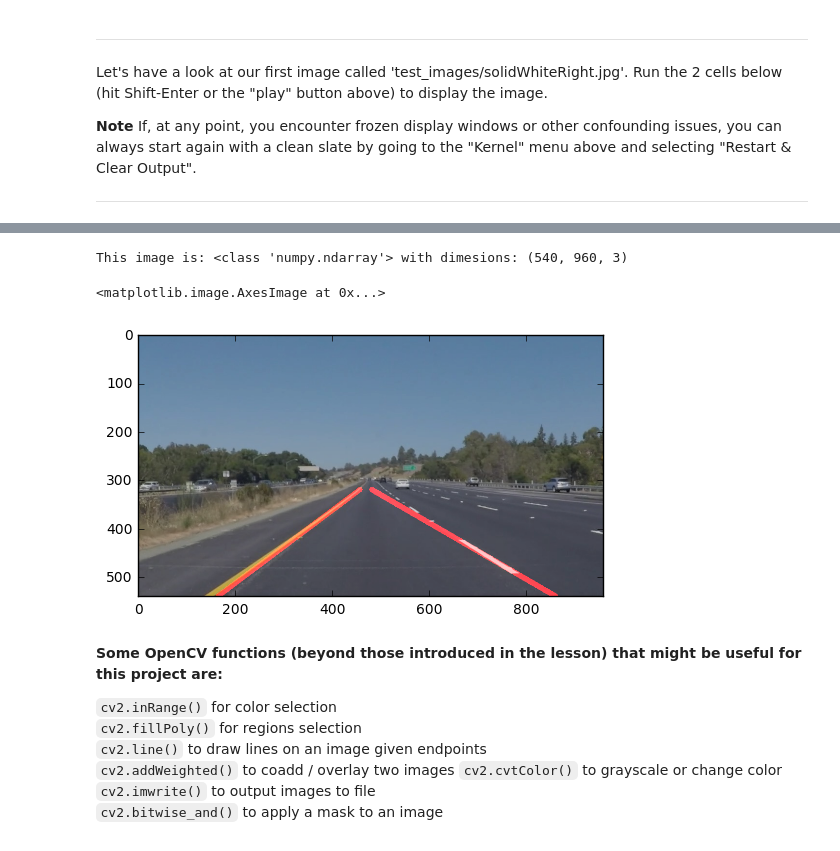
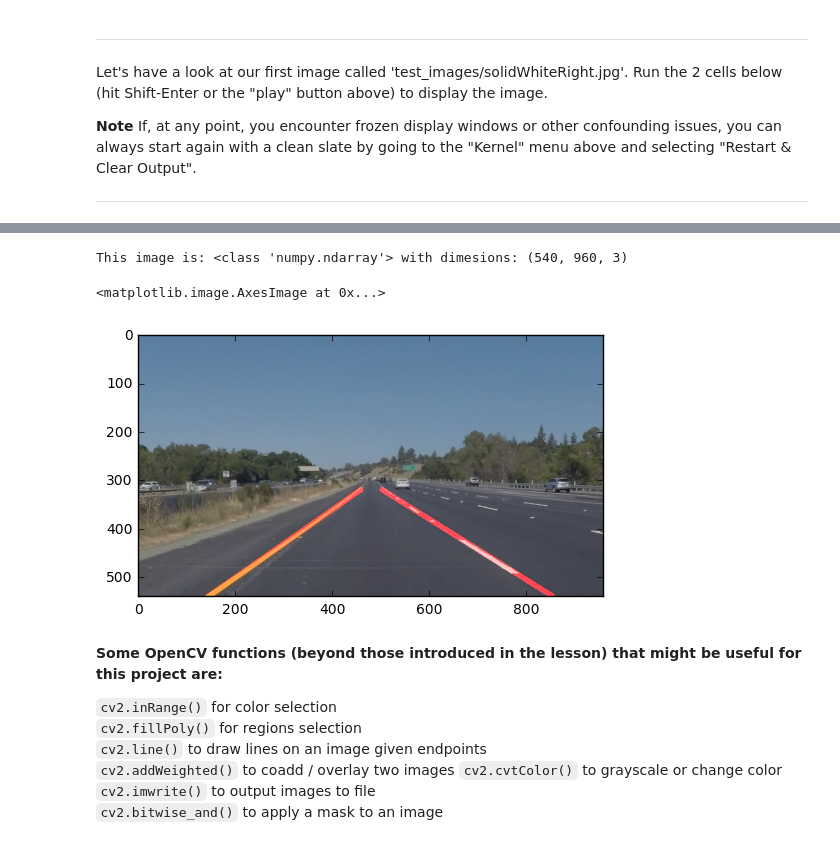
Before and after one commit to ranakhalil/CarND-LaneLines-P1, a Jupyter notebook: P1.ipynb, the cells around one changed output, grey strips where cells are left out. Cells and saved outputs as stored; diff of their text form; code cells hidden in the pictures.

```diff
--- a/P1.ipynb
+++ b/P1.ipynb
@@ -51,8 +51,8 @@ gray = cv2.cvtColor(image_copy, cv2.COLOR_BGR2GRAY)
 kernel_size = 5
 blur_gray = cv2.GaussianBlur(gray, (kernel_size, kernel_size), 0)
 
-low_threshold = 50
-high_threshold = 150
+low_threshold = 100
+high_threshold = 250
 edges = cv2.Canny(blur_gray, low_threshold, high_threshold)
 
 
@@ -67,9 +67,9 @@ masked_edges = cv2.bitwise_and(edges, mask)
 
 rho = 2
 theta = np.pi/180
-threshold = 15
-min_line_length = 1
-max_line_gap = 100
+threshold = 55
+min_line_length = 100
+max_line_gap = 150
 line_image = np.copy(image) * 0
 
 lines = cv2.HoughLinesP(masked_edges, rho, theta, threshold, np.array([]), min_line_length, max_line_gap)
@@ -92,42 +92,42 @@ for line in lines:
         intercept = y1 - (slope * x1)
 
         # Left Lane
         if slope < 0:
             if not np.isnan(slope) or not np.isinf(slope):
                 left_slopes.append(slope)
             if not np.isnan(intercept) or not np.isinf(intercept):
                 left_intercepts.append(intercept)
         #Right Lane
         elif slope > 0:
             if not np.isnan(slope) or not np.isinf(slope):
                 right_slopes.append(slope)
             if not np.isnan(intercept) or not np.isinf(intercept):
                 right_intercepts.append(intercept)
 
 left_mean_slope = np.mean(left_slopes)
 right_mean_slope = np.mean(right_slopes)
 
 left_mean_intercept = np.mean(left_intercepts)
 right_mean_intercept = np.mean(right_intercepts)
 
 # get x from the average slope and intercepts x = (y-b)/m
-x_max_left = int((y_max - left_mean_intercept) / left_mean_slope)
-x_min_left = int((y_min - left_mean_intercept) / left_mean_slope)
+if not np.isnan(left_mean_slope) and not np.isinf(left_mean_slope):
+    x_max_left = int((y_max - left_mean_intercept) / left_mean_slope)
+    x_min_left = int((y_min - left_mean_intercept) / left_mean_slope)
+    cv2.line(line_image, (x_min_left, y_min), (x_max_left, y_max), (255, 0, 0), 10)
 
-x_max_right = int((y_max - right_mean_intercept) / right_mean_slope)
-x_min_right = int((y_min - right_mean_intercept) / right_mean_slope)
-
-cv2.line(line_image, (x_min_left, y_min), (x_max_left, y_max), (255, 0, 0), 10)
-cv2.line(line_image, (x_min_right, y_min), (x_max_right, y_max), (255, 0, 0), 10)
-
+if not np.isnan(right_mean_slope) and not np.isinf(right_mean_slope):
+    x_max_right = int((y_max - right_mean_intercept) / right_mean_slope)
+    x_min_right = int((y_min - right_mean_intercept) / right_mean_slope)
+    cv2.line(line_image, (x_min_right, y_min), (x_max_right, y_max), (255, 0, 0), 10)
 
 color_edges = np.dstack((edges, edges, edges))
 line_edges = cv2.addWeighted(image, 0.8, line_image, 1, 0)
 plt.imshow(line_edges)
 # %% [output]
 This image is: <class 'numpy.ndarray'> with dimesions: (540, 960, 3)
 <matplotlib.image.AxesImage at 0x...>
-[figure, old version]
+[figure, new version]
 # %% [markdown]
 **Some OpenCV functions (beyond those introduced in the lesson) that might be useful for this project are:**
 
```
Also changed, not shown: parts of 13 cells of this notebook, 3 other files.
